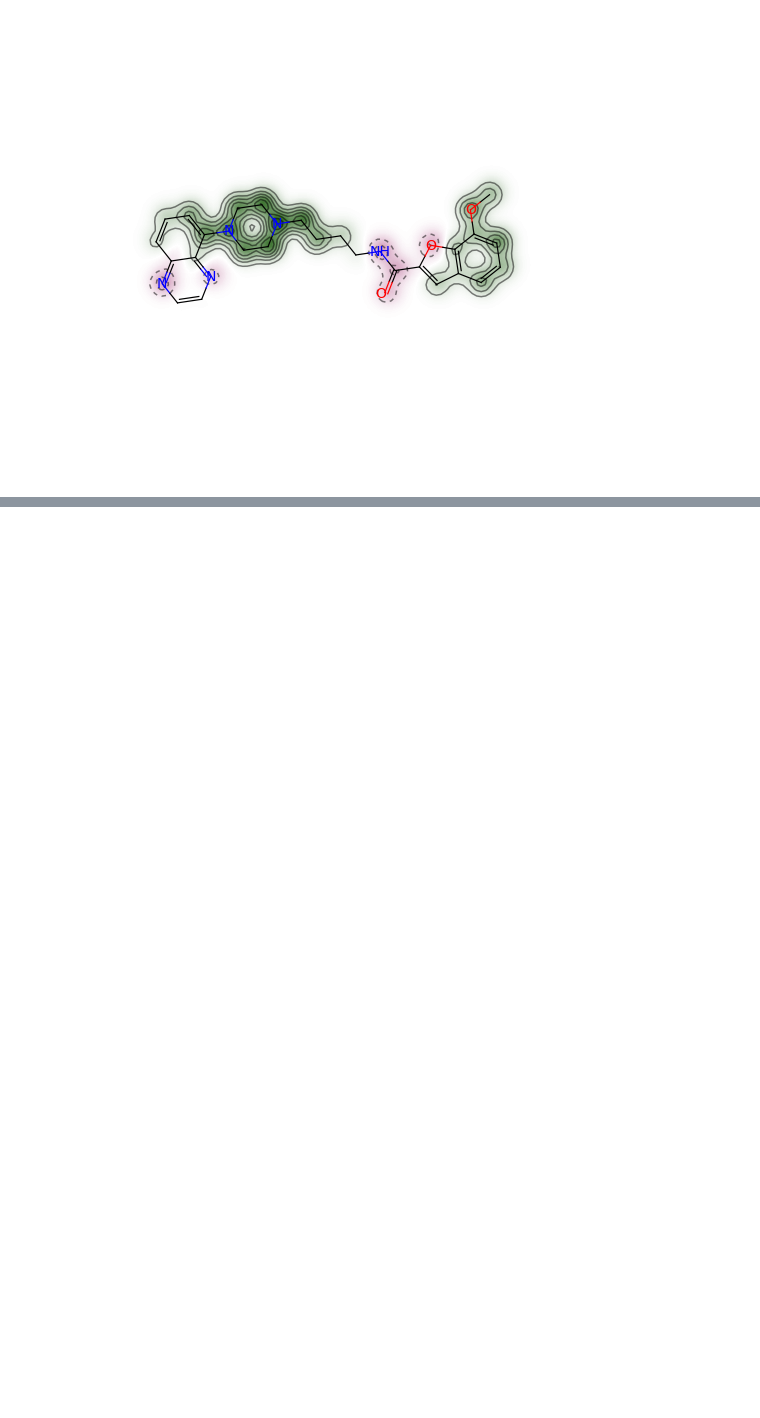
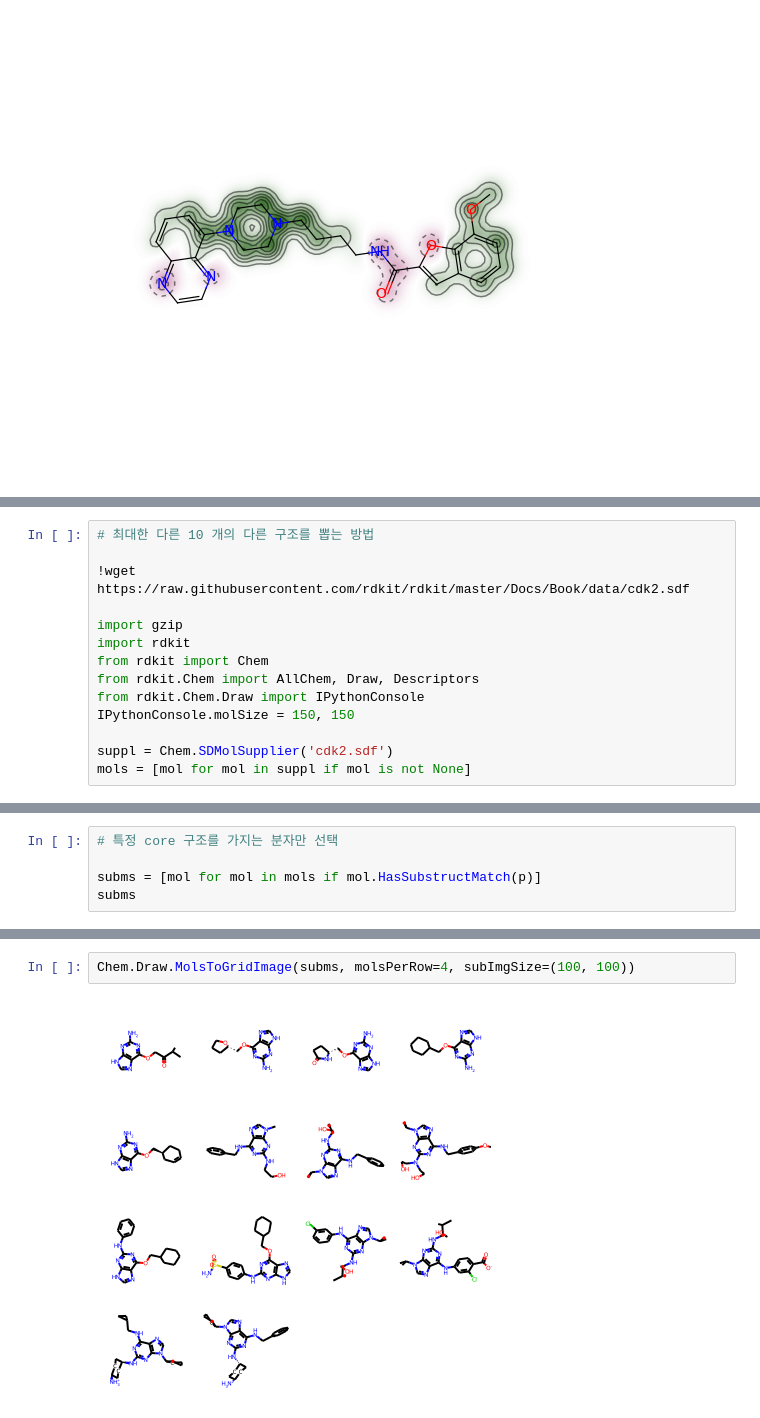
Before and after one commit to jinwoo3239/rdkit, a Jupyter notebook: RDKIT_tutorial_rev.ipynb, the cells around one changed output, grey strips where cells are left out. Cells and saved outputs as stored; diff of their text form; blank space fills up the shorter version.

```diff
--- a/RDKIT_tutorial_rev.ipynb
+++ b/RDKIT_tutorial_rev.ipynb
@@ -400,0 +407,14 @@ fig, maxweight = SimilarityMaps.GetSimilarityMapForFingerprint(refmol, mol, Simi
+# %%
+# 최대한 다른 10 개의 다른 구조를 뽑는 방법
+
+!wget https://raw.githubusercontent.com/rdkit/rdkit/master/Docs/Book/data/cdk2.sdf
+
+import gzip
+import rdkit
+from rdkit import Chem
+from rdkit.Chem import AllChem, Draw, Descriptors
+from rdkit.Chem.Draw import IPythonConsole
+IPythonConsole.molSize = 150, 150
+
+suppl = Chem.SDMolSupplier('cdk2.sdf')
+mols = [mol for mol in suppl if mol is not None]
@@ -400,0 +441,5 @@ fig, maxweight = SimilarityMaps.GetSimilarityMapForFingerprint(refmol, mol, Simi
+# %%
+# 특정 core 구조를 가지는 분자만 선택
+
+subms = [mol for mol in mols if mol.HasSubstructMatch(p)]
+subms
@@ -400,0 +461,4 @@ fig, maxweight = SimilarityMaps.GetSimilarityMapForFingerprint(refmol, mol, Simi
+# %%
+Chem.Draw.MolsToGridImage(subms, molsPerRow=4, subImgSize=(100, 100))
+# %% [output]
+[figure, added]
```
Also changed, not shown: parts of 90 cells of this notebook.
